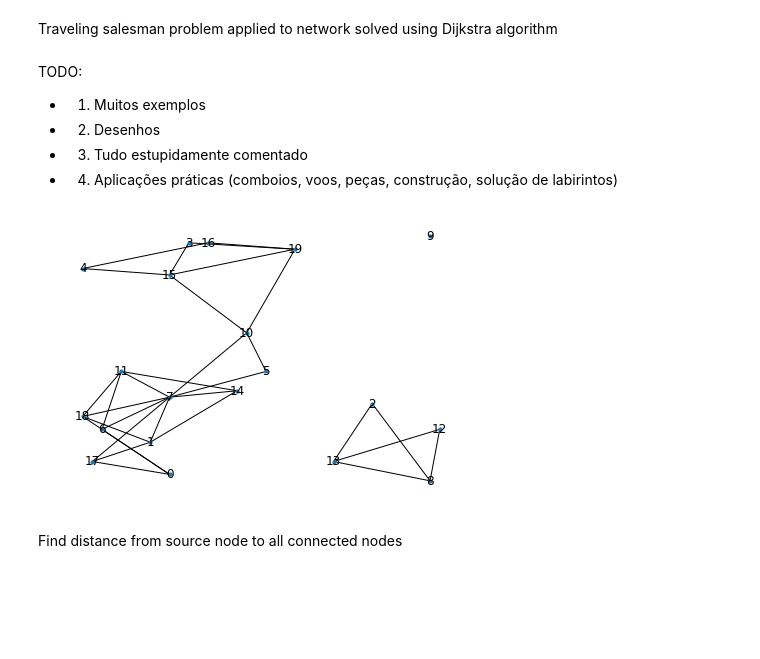
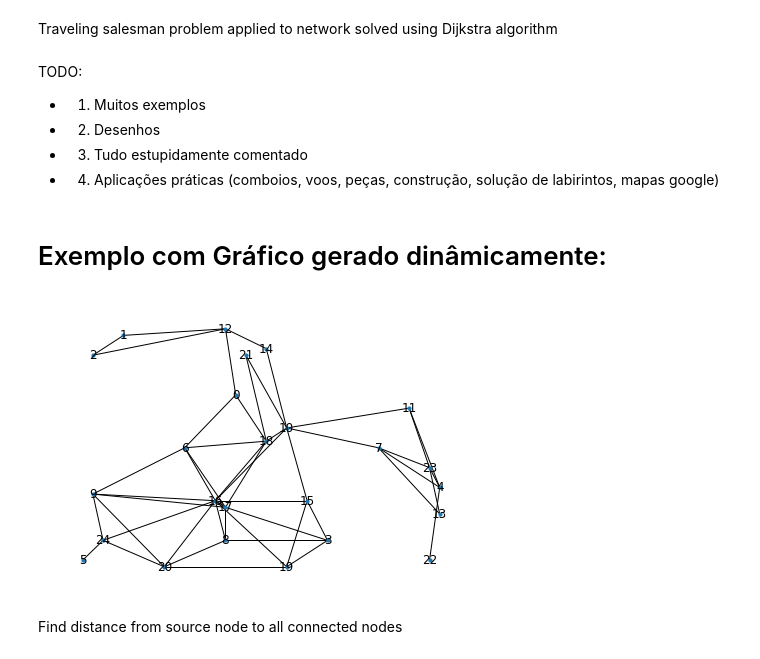
Before and after one commit to Gustavo-01/Projeto_daf, a Jupyter notebook: projeto2.ipynb, the cells around one changed output. Cells and saved outputs as stored; diff of their text form; code cells hidden in the pictures; blank space fills up the shorter version.

```diff
--- a/projeto2.ipynb
+++ b/projeto2.ipynb
@@ -6,4 +6,4 @@ TODO:
 - 1) Muitos exemplos
 - 2) Desenhos
 - 3) Tudo estupidamente comentado
-- 4) Aplicações práticas (comboios, voos, peças, construção, solução de labirintos)
+- 4) Aplicações práticas (comboios, voos, peças, construção, solução de labirintos, mapas google)
@@ -15,40 +10,47 @@ def distance(G,src,node):
+# %% [markdown]
+# Exemplo com Gráfico gerado dinâmicamente:
 # %%
 import networkx as nx
 from random import randrange, random
 
-node_number = 20 # number of nodes
+node_number = 25 # number of nodes
 
 L = 200 #box side length
 dL = 5 #node generation step
 max_distance = 70 # maximum distance for vertice creation
 min_distance = 1 # minimum distance for vertice creation
 edginess = 60 # average percentage of node connecting
 
 # -- RANDOMIZED Graph initialization --#
 x = []
 y = []
 pos={}
 
+def node_d(G,n1,n2):
+    r1 = G.nodes[n1]['pos']
+    r2 = G.nodes[n2]['pos']
+    return ((r1[0]-r2[0])**2 + (r1[1] - r2[1])**2)**(1/2)
+
 G = nx.Graph()
 for i in range(0,node_number):
     rx = randrange(0,L,dL)
     ry = randrange(0,L,dL)
     while rx in x and ry in y:
         rx = randrange(0,L,dL)
         ry = randrange(0,L,dL)
     x.append(rx)
     y.append(ry)
     G.add_node(i,pos=(rx,ry))
     for n in G.nodes():
-        d = distance(G,n,i)
+        d = node_d(G,n,i)
         if(d < max_distance and d > min_distance):
             r = random()
             if(r < edginess/100):
                 G.add_edge(i,n)
 
 #-- Graph plot --#
 pos=nx.get_node_attributes(G,'pos')
 nx.draw(G,pos, node_size=10,width=1,with_labels = True)
 # %% [output]
-[figure, old version]
+[figure, new version]
 # %%
```
Also changed, not shown: parts of 10 cells of this notebook.
